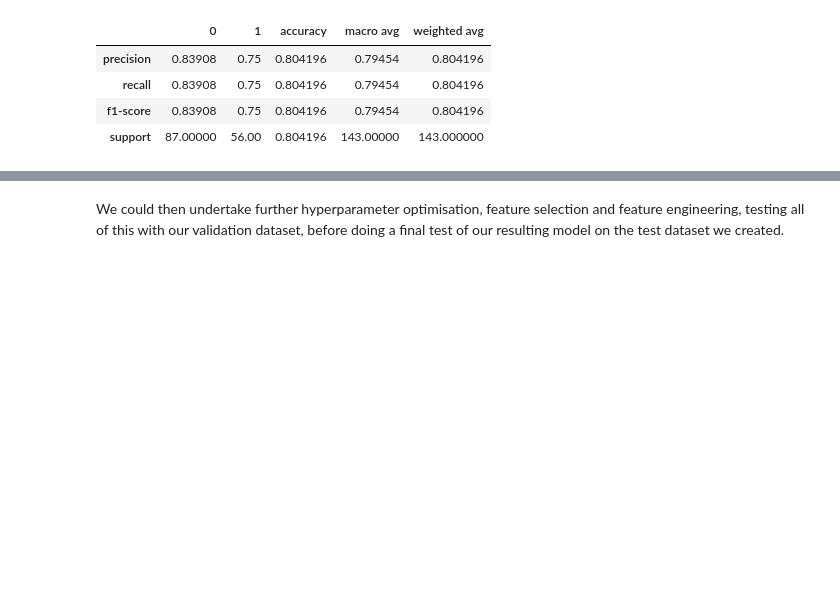
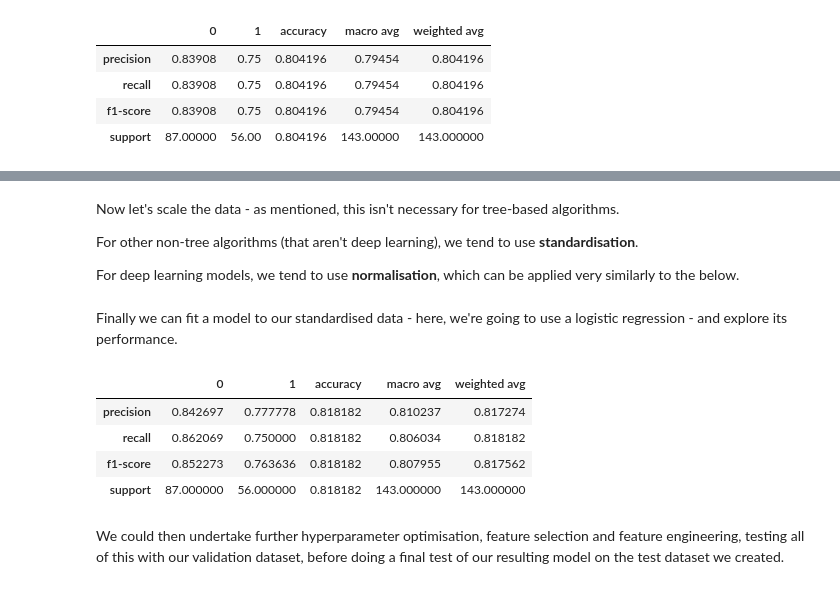
Before and after one commit to hsma-programme/h6_4j_model_optimisation, a Jupyter notebook: teaching_notebooks/data_preprocessing_and_eda.ipynb, the cells around one changed output, grey strips where cells are left out. Drawn from its saved outputs; the diff is of its cells as text; code cells hidden in the pictures; blank space fills up the shorter version.

Commit message:
Update preprocessing/eda notebook

```diff
--- a/teaching_notebooks/data_preprocessing_and_eda.ipynb
+++ b/teaching_notebooks/data_preprocessing_and_eda.ipynb
@@ -578,2 +587,43 @@ pd.DataFrame(
+# %%
+from sklearn.impute import SimpleImputer
+
+imp_mean = SimpleImputer(missing_values=np.nan, strategy='mean')
+
+X_train = imp_mean.fit_transform(X_train)
+X_val = imp_mean.fit_transform(X_val)
+# %% [markdown]
+Now let's scale the data - as mentioned, this isn't necessary for tree-based algorithms.
+
+For other non-tree algorithms (that aren't deep learning), we tend to use **standardisation**.
+
+For deep learning models, we tend to use **normalisation**, which can be applied very similarly to the below.
+# %%
+from sklearn.preprocessing import StandardScaler
+
+sc = StandardScaler()
+
+# Apply the scaler to the training and test sets
+X_train_standardised = sc.fit_transform(X_train)
+X_val_standardised = sc.fit_transform(X_val)
+X_test_standardised = sc.fit_transform(X_test)
+# %% [markdown]
+Finally we can fit a model to our standardised data - here, we're going to use a logistic regression - and explore its performance.
+# %%
+from sklearn.linear_model import LogisticRegression
+
+model = LogisticRegression()
+model.fit(X_train_standardised, y_train)
+
+y_val_pred = model.predict(X_val_standardised)
+
+pd.DataFrame(
+    classification_report(y_val, y_val_pred, output_dict=True)
+)
+# %% [output]
+|  | 0 | 1 | accuracy | macro avg | weighted avg |
+| precision | 0.842697 | 0.777778 | 0.818182 | 0.810237 | 0.817274 |
+| recall | 0.862069 | 0.750000 | 0.818182 | 0.806034 | 0.818182 |
+| f1-score | 0.852273 | 0.763636 | 0.818182 | 0.807955 | 0.817562 |
+| support | 87.000000 | 56.000000 | 0.818182 | 143.000000 | 143.000000 |
 # %% [markdown]
 We could then undertake further hyperparameter optimisation, feature selection and feature engineering, testing all of this with our validation dataset, before doing a final test of our resulting model on the test dataset we created.
```
Also changed, not shown: parts of 3 cells of this notebook.
